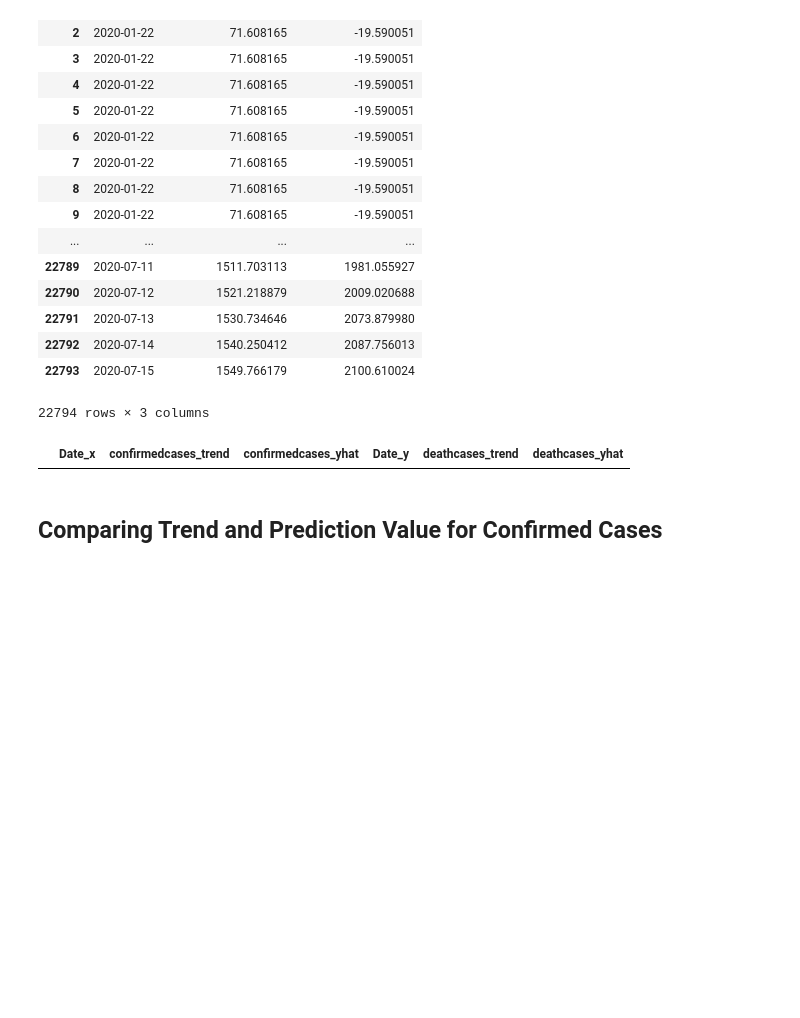
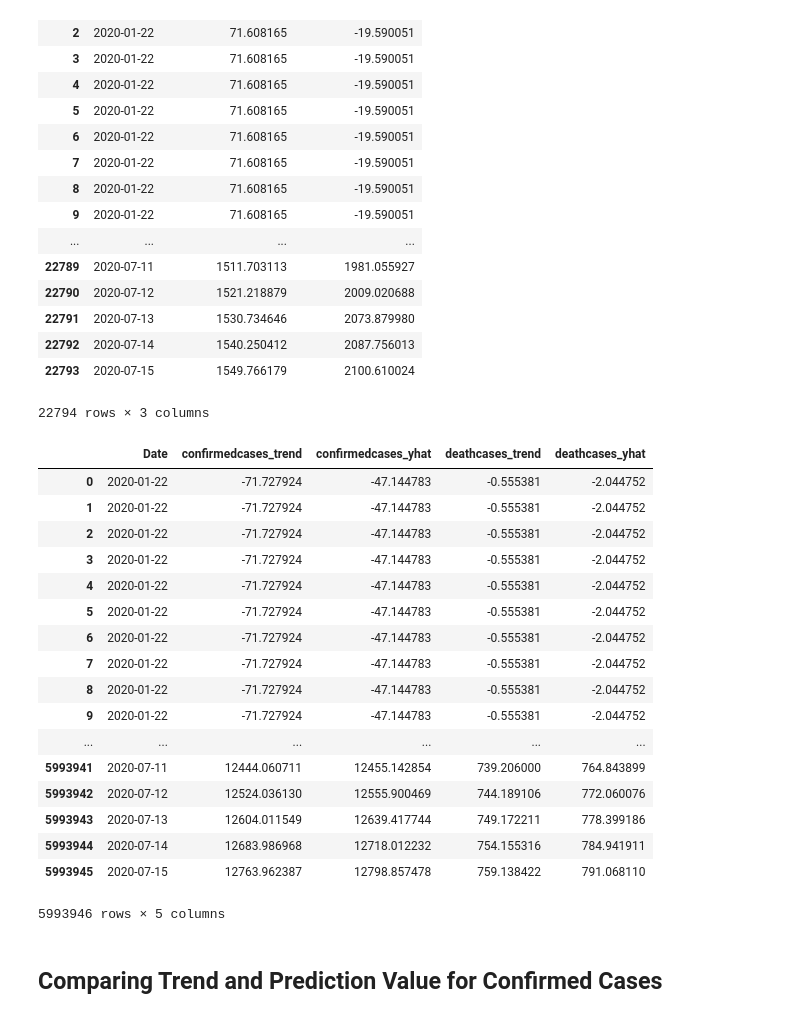
Before and after one commit to ankitaguhaoakland/Covid19, a Jupyter notebook: Time Series Forecasting.ipynb, the cells around one changed output. Cells and saved outputs as stored; diff of their text form; code cells hidden in the pictures; blank space fills up the shorter version.

Commit message:
Prophet Models
Need to:
1. Merge 3 DFs

Done:
1. Explanation
2. Model Performance
3. Model Evaluation
4. Trend v Hat
5. Cross Validation

```diff
--- a/Time Series Forecasting.ipynb
+++ b/Time Series Forecasting.ipynb
@@ -249,11 +249,29 @@ recoveredcases_forecast.drop(recoveredcases_forecast.iloc[:, 2:21], inplace = Tr
 | 22792 | 2020-07-14 | 1540.250412 | 2087.756013 |
 | 22793 | 2020-07-15 | 1549.766179 | 2100.610024 |
 22794 rows × 3 columns
-# %%
-forecast = pd.merge(confirmedcases_forecast, deathcases_forecast, how = 'inner', left_on = 'confirmedcases_yhat', right_on = 'deathcases_trend')
-forecast.head()
-# %% [output]
-|  | Date_x | confirmedcases_trend | confirmedcases_yhat | Date_y | deathcases_trend | deathcases_yhat |
+# %%
+forecast0 = pd.merge(confirmedcases_forecast, deathcases_forecast, left_on = 'Date', right_on = 'Date')
+forecast0
+forecast = pd.merge(foreacst0, recoveredcases_forecast, left_on = 'Date', right_on = 'Date')
+# %% [output]
+|  | Date | confirmedcases_trend | confirmedcases_yhat | deathcases_trend | deathcases_yhat |
+| 0 | 2020-01-22 | -71.727924 | -47.144783 | -0.555381 | -2.044752 |
+| 1 | 2020-01-22 | -71.727924 | -47.144783 | -0.555381 | -2.044752 |
+| 2 | 2020-01-22 | -71.727924 | -47.144783 | -0.555381 | -2.044752 |
+| 3 | 2020-01-22 | -71.727924 | -47.144783 | -0.555381 | -2.044752 |
+| 4 | 2020-01-22 | -71.727924 | -47.144783 | -0.555381 | -2.044752 |
+| 5 | 2020-01-22 | -71.727924 | -47.144783 | -0.555381 | -2.044752 |
+| 6 | 2020-01-22 | -71.727924 | -47.144783 | -0.555381 | -2.044752 |
+| 7 | 2020-01-22 | -71.727924 | -47.144783 | -0.555381 | -2.044752 |
+| 8 | 2020-01-22 | -71.727924 | -47.144783 | -0.555381 | -2.044752 |
+| 9 | 2020-01-22 | -71.727924 | -47.144783 | -0.555381 | -2.044752 |
+| ... | ... | ... | ... | ... | ... |
+| 5993941 | 2020-07-11 | 12444.060711 | 12455.142854 | 739.206000 | 764.843899 |
+| 5993942 | 2020-07-12 | 12524.036130 | 12555.900469 | 744.189106 | 772.060076 |
+| 5993943 | 2020-07-13 | 12604.011549 | 12639.417744 | 749.172211 | 778.399186 |
+| 5993944 | 2020-07-14 | 12683.986968 | 12718.012232 | 754.155316 | 784.941911 |
+| 5993945 | 2020-07-15 | 12763.962387 | 12798.857478 | 759.138422 | 791.068110 |
+5993946 rows × 5 columns
 # %% [markdown]
 ## Comparing Trend and Prediction Value for Confirmed Cases
 # %%
```
